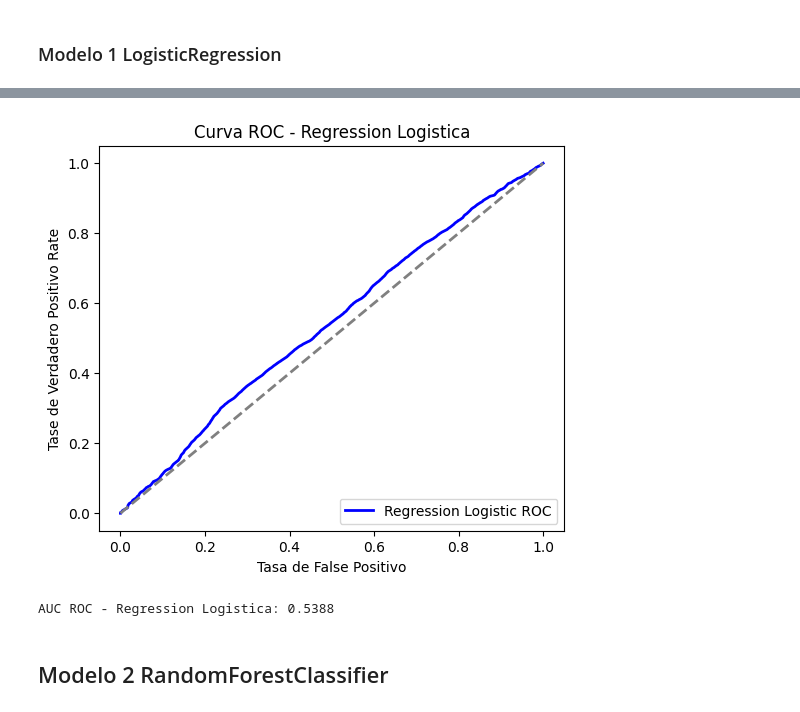
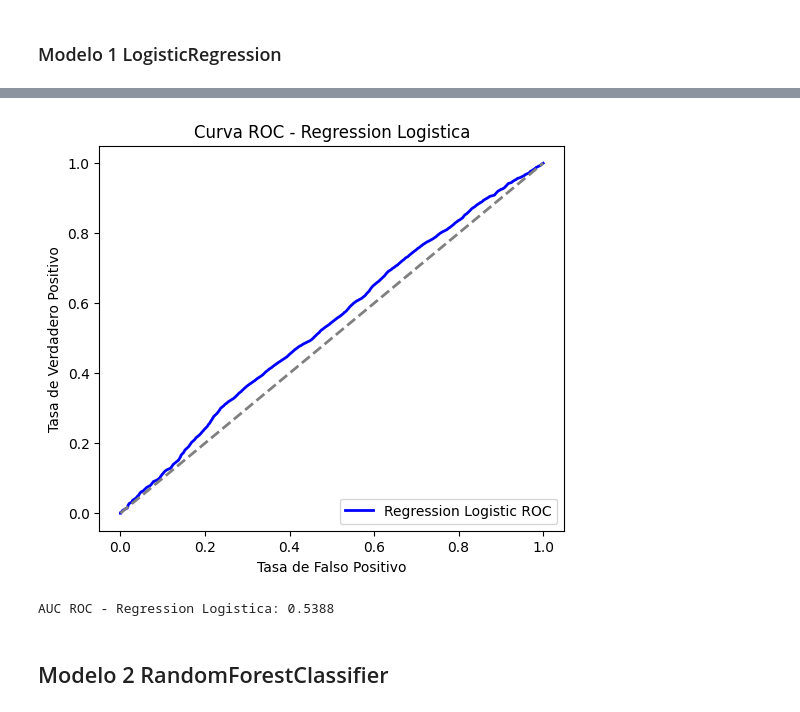
Before and after one commit to jiropardo/mlpipeline, a Jupyter notebook: proyecto.ipynb, the cells around one changed output, grey strips where cells are left out. Drawn from its saved outputs; the diff is of its cells as text; code cells hidden in the pictures.

```diff
--- a/proyecto.ipynb
+++ b/proyecto.ipynb
@@ -412,29 +470,29 @@ only showing top 10 rows
 # %%
 from pyspark.ml.classification import LogisticRegression
 import matplotlib.pyplot as plt
 
 # ROC data de los resumen del entrenamiento
 lr_model = cv_model_lr.bestModel  # mejor modelo de regessions de validacion cruzada
 training_summary = lr_model.summary
 
 # Obetenr puntos ROC
 roc = training_summary.roc.toPandas()  # Nos da FPR, TPR
 
 # Plot ROC
 plt.figure(figsize=(6,5))
 plt.plot(roc['FPR'], roc['TPR'], color='blue', lw=2, label='Regression Logistic ROC')
 plt.plot([0,1],[0,1], color='gray', lw=2, linestyle='--')
-plt.xlabel('Tasa de False Positivo')
-plt.ylabel('Tase de Verdadero Positivo Rate')
+plt.xlabel('Tasa de Falso Positivo')
+plt.ylabel('Tasa de Verdadero Positivo')
 plt.title('Curva ROC - Regression Logistica')
 plt.legend(loc='lower right')
 plt.show()
 
 # AUC
 auc_lr = training_summary.areaUnderROC
 print(f"AUC ROC - Regression Logistica: {auc_lr:.4f}")
 # %% [output]
-[figure, old version]
+[figure, new version]
 AUC ROC - Regression Logistica: 0.5388
 # %% [markdown]
 ## Modelo 2 RandomForestClassifier
```
Also changed, not shown: parts of 17 cells of this notebook.
